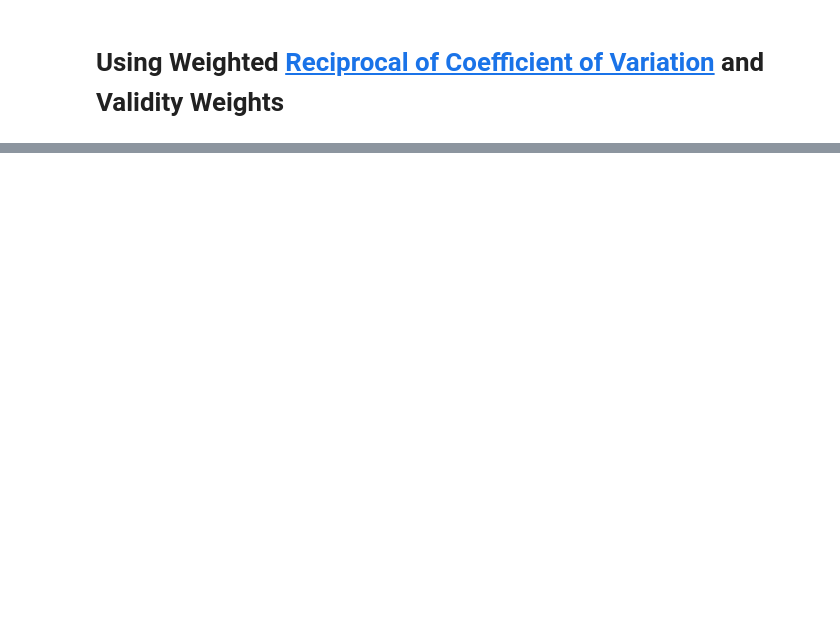
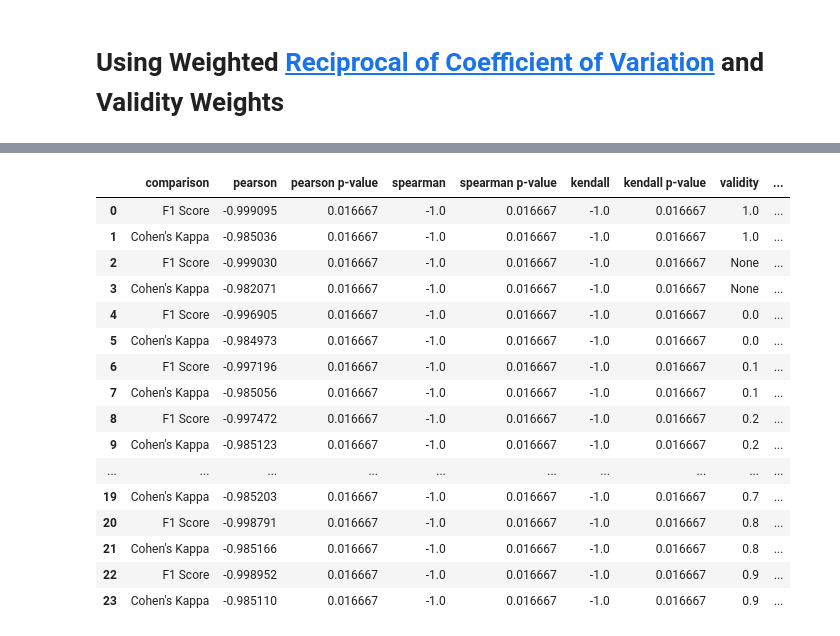
Before and after one commit to isabel-ronan/localSyntheticData, a Jupyter notebook: palliativeCareAblation.ipynb, the cells around one changed output, grey strips where cells are left out. Saved outputs shown, nothing was run; the diff lists cells and outputs as text; code cells hidden in the pictures; blank space fills up the shorter version.

```diff
--- a/palliativeCareAblation.ipynb
+++ b/palliativeCareAblation.ipynb
@@ -892,0 +341,20 @@ for val_ratio, rel_ratio in zip([round(0.1 * i, 1) for i in range(1, 10)], [roun
+# %%
+results
+# %% [output]
+|  | comparison | pearson | pearson p-value | spearman | spearman p-value | kendall | kendall p-value | validity | ... |
+| 0 | F1 Score | -0.999095 | 0.016667 | -1.0 | 0.016667 | -1.0 | 0.016667 | 1.0 | ... |
+| 1 | Cohen's Kappa | -0.985036 | 0.016667 | -1.0 | 0.016667 | -1.0 | 0.016667 | 1.0 | ... |
+| 2 | F1 Score | -0.999030 | 0.016667 | -1.0 | 0.016667 | -1.0 | 0.016667 | None | ... |
+| 3 | Cohen's Kappa | -0.982071 | 0.016667 | -1.0 | 0.016667 | -1.0 | 0.016667 | None | ... |
+| 4 | F1 Score | -0.996905 | 0.016667 | -1.0 | 0.016667 | -1.0 | 0.016667 | 0.0 | ... |
+| 5 | Cohen's Kappa | -0.984973 | 0.016667 | -1.0 | 0.016667 | -1.0 | 0.016667 | 0.0 | ... |
+| 6 | F1 Score | -0.997196 | 0.016667 | -1.0 | 0.016667 | -1.0 | 0.016667 | 0.1 | ... |
+| 7 | Cohen's Kappa | -0.985056 | 0.016667 | -1.0 | 0.016667 | -1.0 | 0.016667 | 0.1 | ... |
+| 8 | F1 Score | -0.997472 | 0.016667 | -1.0 | 0.016667 | -1.0 | 0.016667 | 0.2 | ... |
+| 9 | Cohen's Kappa | -0.985123 | 0.016667 | -1.0 | 0.016667 | -1.0 | 0.016667 | 0.2 | ... |
+| ... | ... | ... | ... | ... | ... | ... | ... | ... | ... |
+| 19 | Cohen's Kappa | -0.985203 | 0.016667 | -1.0 | 0.016667 | -1.0 | 0.016667 | 0.7 | ... |
+| 20 | F1 Score | -0.998791 | 0.016667 | -1.0 | 0.016667 | -1.0 | 0.016667 | 0.8 | ... |
+| 21 | Cohen's Kappa | -0.985166 | 0.016667 | -1.0 | 0.016667 | -1.0 | 0.016667 | 0.8 | ... |
+| 22 | F1 Score | -0.998952 | 0.016667 | -1.0 | 0.016667 | -1.0 | 0.016667 | 0.9 | ... |
+| 23 | Cohen's Kappa | -0.985110 | 0.016667 | -1.0 | 0.016667 | -1.0 | 0.016667 | 0.9 | ... |
```
Also changed, not shown: parts of 17 cells of this notebook, 16 other files.
